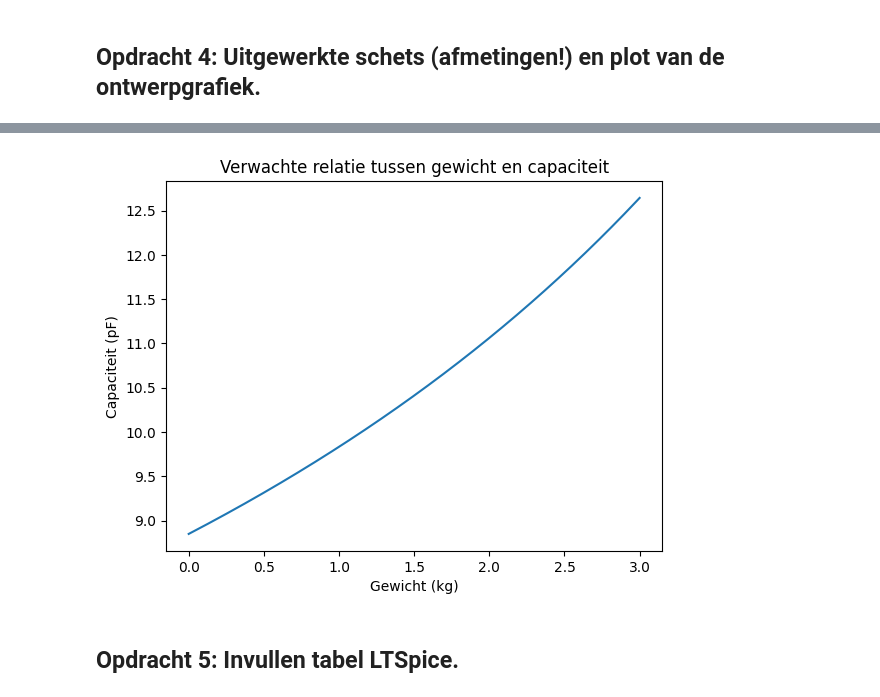
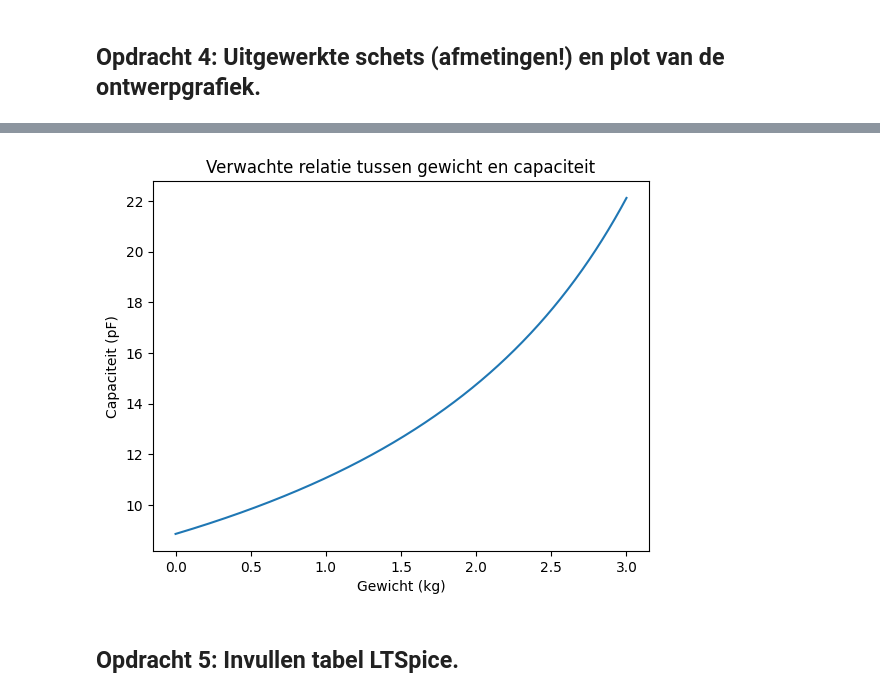
Before and after one commit to sralmulder-hash/opdrachten-DEF-D, a Jupyter notebook: FysiekeOntwerpopdrachten/2OntwerpEenSensorCondensator/DEFOntwerpopdracht2OntwerpEenSensorInvulTemplate.ipynb, the cells around one changed output, grey strips where cells are left out. Drawn from its saved outputs; the diff is of its cells as text; code cells hidden in the pictures.

```diff
--- a/FysiekeOntwerpopdrachten/2OntwerpEenSensorCondensator/DEFOntwerpopdracht2OntwerpEenSensorInvulTemplate.ipynb
+++ b/FysiekeOntwerpopdrachten/2OntwerpEenSensorCondensator/DEFOntwerpopdracht2OntwerpEenSensorInvulTemplate.ipynb
@@ -88,27 +88,27 @@ natuurkundige afleiding van het verband tussen gewicht en capaciteit
 # %%
 # geschatte parameters
 epsilon_0 = 8.85e-12      # permittiviteit (lucht)
 A = 0.01                  # plaatoppervlak (m^2)
 d0 = 0.01                 # beginafstand zonder gewicht (m)
-k = 0.001                 # indrukking per kg (m/kg)
+k = 0.002                 # indrukking per kg (m/kg)
 
 # Gewicht (kg)
 x = np.linspace(0, 3, 500)
 
 # Nieuwe afstand tussen platen
 d = d0 - k*x
 
 # Capaciteit
 C = (epsilon_0 * A / d)*1e12
 
 # Plot
 plt.plot(x, C)
 plt.xlabel("Gewicht (kg)")
 plt.ylabel("Capaciteit (pF)")
 plt.title("Verwachte relatie tussen gewicht en capaciteit")
 plt.show()
 # %% [output]
-[figure, old version]
+[figure, new version]
 # %% [markdown]
 ## Opdracht 5: Invullen tabel LTSpice.
 # %% [markdown]
```
Also changed, not shown: parts of 2 cells of this notebook.
